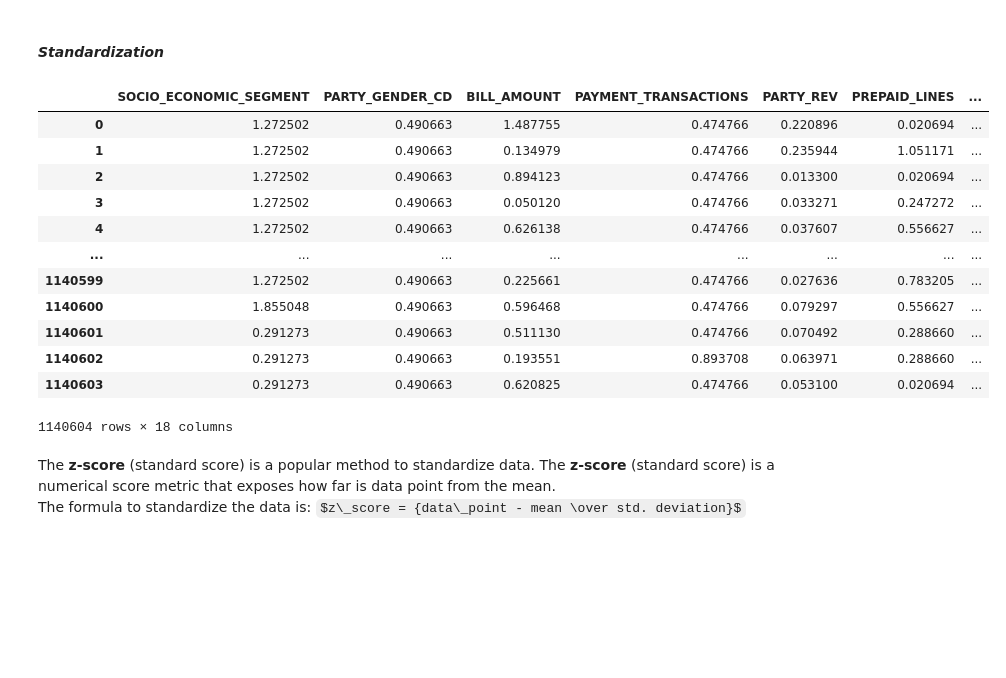
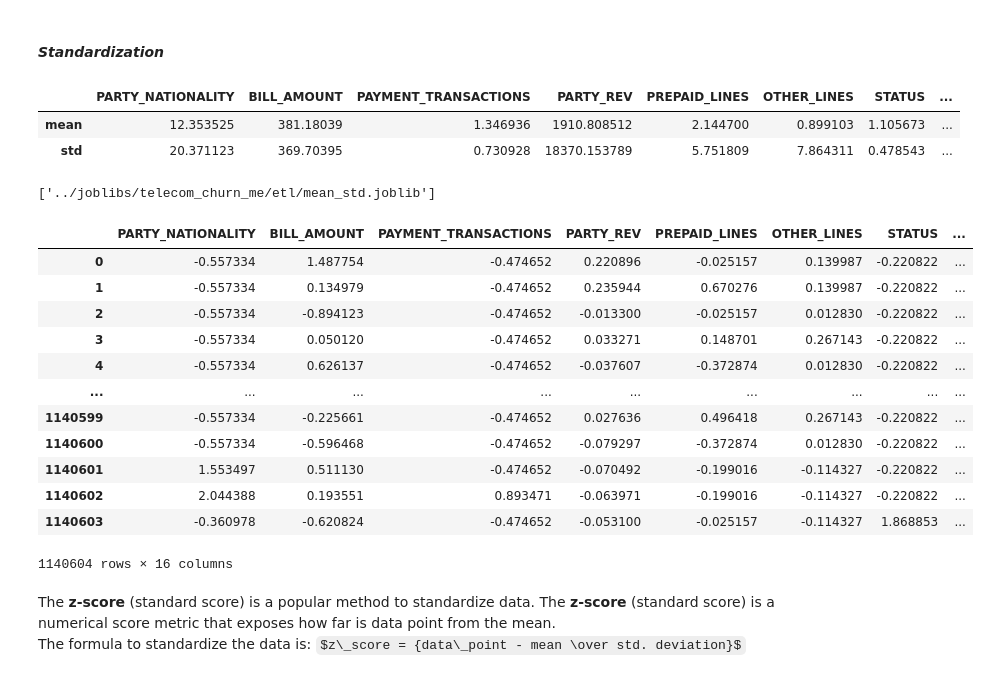
Before and after one commit to KarenRugerioA/TC3007C_AI, a Jupyter notebook: implementation/fragments/etl/etl.ipynb, the cells around one changed output. Cells and saved outputs as stored; diff of their text form; code cells hidden in the pictures; some formulas as TeX source; blank space fills up the shorter version.

```diff
--- a/implementation/fragments/etl/etl.ipynb
+++ b/implementation/fragments/etl/etl.ipynb
@@ -195,7 +256,7 @@ categorical_columns
 # %%
 # Creating a label encoder object
-le = preprocessing.LabelEncoder()
+encoder = OrdinalEncoder().fit(telco_customers_data[categorical_columns])
 # Categorizing the column values with numbers
-categorical_columns = telco_customers_data[categorical_columns].apply(le.fit_transform)
-categorical_columns
+categorical_columns_encoded = encoder.transform(telco_customers_data[categorical_columns])
+categorical_columns_encoded
 # %% [output]
@@ -215,6 +281,6 @@ categorical_columns
 # %%
 # Subsituting the numerical categorical columns in the dataset
-telco_customers_data[categorical_columns.columns] = categorical_columns
+telco_customers_data[categorical_columns] = categorical_columns_encoded
 telco_customers_data
 # %% [output]
 |  | PTY_PROFILE_SUB_TYPE | SOCIO_ECONOMIC_SEGMENT | PARTY_NATIONALITY | PARTY_GENDER_CD | TARGET | YEAR_JOINED | ... |
@@ -265,6 +377,8 @@ def calculate_vif(vif_data, x_variables):
     while vif_data['VIF'].max() > 5:
         max_index = vif_data['VIF'].idxmax()
         delete_column = vif_data['x variables'].iloc[max_index]
+        # Adding deleted column to the global variable
+        drop_column_names.append(delete_column)
         x_variables = x_variables.drop(columns=[delete_column], axis=1)
         vif_data = vif_data.drop(index=max_index, axis=0)
         vif_data['VIF'] = [variance_inflation_factor(x_variables.values, i) for i in range(len(x_variables.columns))]
@@ -321,27 +433,45 @@ telco_customers_data
 # %% [markdown]
 #### *Standardization*
+# %%
+# Obtaining the mean and standard deviation
+telco_customers_data_mean_std = telco_customers_data.describe()
+telco_customers_data_mean_std = telco_customers_data_mean_std.drop(['count', 'min', '25%', '50%', '75%', 'max'], axis = 0)
+telco_customers_data_mean_std
+# %% [output]
+|  | PARTY_NATIONALITY | BILL_AMOUNT | PAYMENT_TRANSACTIONS | PARTY_REV | PREPAID_LINES | OTHER_LINES | STATUS | ... |
+| mean | 12.353525 | 381.18039 | 1.346936 | 1910.808512 | 2.144700 | 0.899103 | 1.105673 | ... |
+| std | 20.371123 | 369.70395 | 0.730928 | 18370.153789 | 5.751809 | 7.864311 | 0.478543 | ... |
+# %%
+# Exporting the data for the standardization
+dump(telco_customers_data_mean_std, '../joblibs/telecom_churn_me/etl/mean_std.joblib')
+# %% [output]
+['../joblibs/telecom_churn_me/etl/mean_std.joblib']
 # %%
 # Calculating the z-score
-z = np.abs(stats.zscore(telco_customers_data.drop(y, axis=1)))
-z[y] = telco_customers_data[y]
+z_score = telco_customers_data.copy()
+for column in z_score.columns:
+    z_score[column] = z_score[column] - telco_customers_data_mean_std[column][0]
+    z_score[column] = z_score[column].div(telco_customers_data_mean_std[column][1])
+
+z_score[y] = telco_customers_data[y]
 
 # Updating the main variable
-telco_customers_data = z
+telco_customers_data = z_score
 telco_customers_data
 # %% [output]
-|  | SOCIO_ECONOMIC_SEGMENT | PARTY_GENDER_CD | BILL_AMOUNT | PAYMENT_TRANSACTIONS | PARTY_REV | PREPAID_LINES | ... |
-| 0 | 1.272502 | 0.490663 | 1.487755 | 0.474766 | 0.220896 | 0.020694 | ... |
-| 1 | 1.272502 | 0.490663 | 0.134979 | 0.474766 | 0.235944 | 1.051171 | ... |
-| 2 | 1.272502 | 0.490663 | 0.894123 | 0.474766 | 0.013300 | 0.020694 | ... |
-| 3 | 1.272502 | 0.490663 | 0.050120 | 0.474766 | 0.033271 | 0.247272 | ... |
-| 4 | 1.272502 | 0.490663 | 0.626138 | 0.474766 | 0.037607 | 0.556627 | ... |
-| ... | ... | ... | ... | ... | ... | ... | ... |
-| 1140599 | 1.272502 | 0.490663 | 0.225661 | 0.474766 | 0.027636 | 0.783205 | ... |
-| 1140600 | 1.855048 | 0.490663 | 0.596468 | 0.474766 | 0.079297 | 0.556627 | ... |
-| 1140601 | 0.291273 | 0.490663 | 0.511130 | 0.474766 | 0.070492 | 0.288660 | ... |
-| 1140602 | 0.291273 | 0.490663 | 0.193551 | 0.893708 | 0.063971 | 0.288660 | ... |
-| 1140603 | 0.291273 | 0.490663 | 0.620825 | 0.474766 | 0.053100 | 0.020694 | ... |
+|  | PARTY_NATIONALITY | BILL_AMOUNT | PAYMENT_TRANSACTIONS | PARTY_REV | PREPAID_LINES | OTHER_LINES | STATUS | ... |
+| 0 | -0.557334 | 1.487754 | -0.474652 | 0.220896 | -0.025157 | 0.139987 | -0.220822 | ... |
+| 1 | -0.557334 | 0.134979 | -0.474652 | 0.235944 | 0.670276 | 0.139987 | -0.220822 | ... |
+| 2 | -0.557334 | -0.894123 | -0.474652 | -0.013300 | -0.025157 | 0.012830 | -0.220822 | ... |
+| 3 | -0.557334 | 0.050120 | -0.474652 | 0.033271 | 0.148701 | 0.267143 | -0.220822 | ... |
+| 4 | -0.557334 | 0.626137 | -0.474652 | -0.037607 | -0.372874 | 0.012830 | -0.220822 | ... |
+| ... | ... | ... | ... | ... | ... | ... | ... | ... |
+| 1140599 | -0.557334 | -0.225661 | -0.474652 | 0.027636 | 0.496418 | 0.267143 | -0.220822 | ... |
+| 1140600 | -0.557334 | -0.596468 | -0.474652 | -0.079297 | -0.372874 | 0.012830 | -0.220822 | ... |
+| 1140601 | 1.553497 | 0.511130 | -0.474652 | -0.070492 | -0.199016 | -0.114327 | -0.220822 | ... |
+| 1140602 | 2.044388 | 0.193551 | 0.893471 | -0.063971 | -0.199016 | -0.114327 | -0.220822 | ... |
+| 1140603 | -0.360978 | -0.620824 | -0.474652 | -0.053100 | -0.025157 | -0.114327 | 1.868853 | ... |
-1140604 rows × 18 columns
+1140604 rows × 16 columns
 # %% [markdown]
 The **z-score** (standard score) is a popular method to standardize data. The **z-score** (standard score) is a numerical score metric that exposes how far is data point from the mean. <br>The formula to standardize the data is: $z\_score = {data\_point - mean \over std. deviation}$
 # %% [markdown]
```
Also changed, not shown: parts of 47 cells of this notebook.
